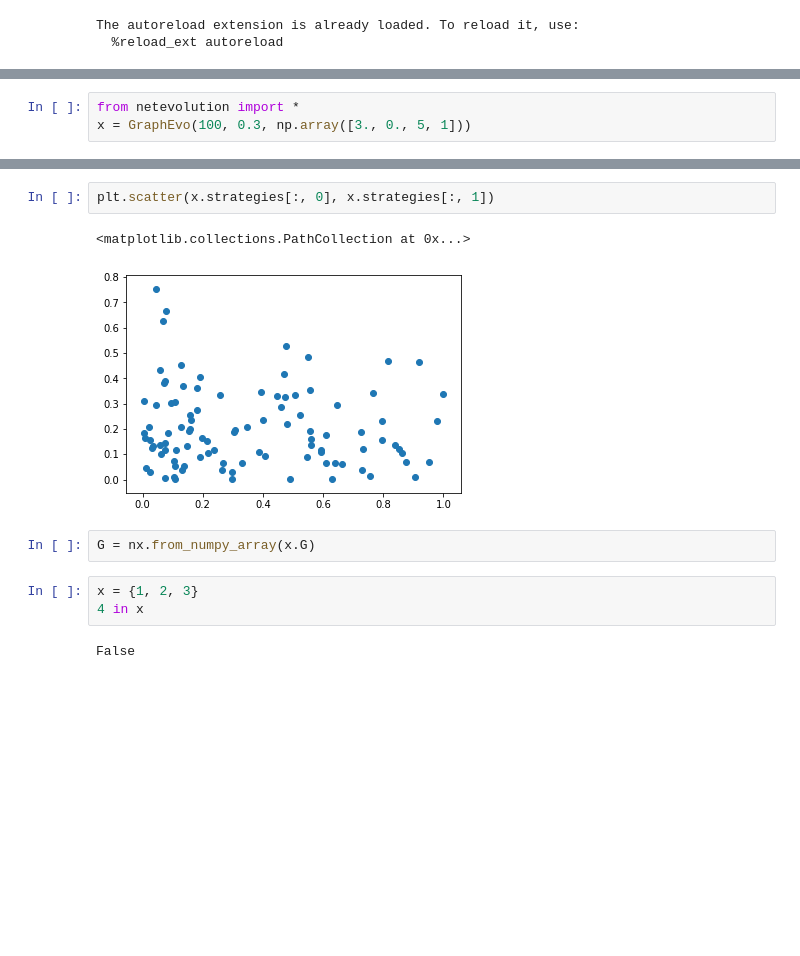
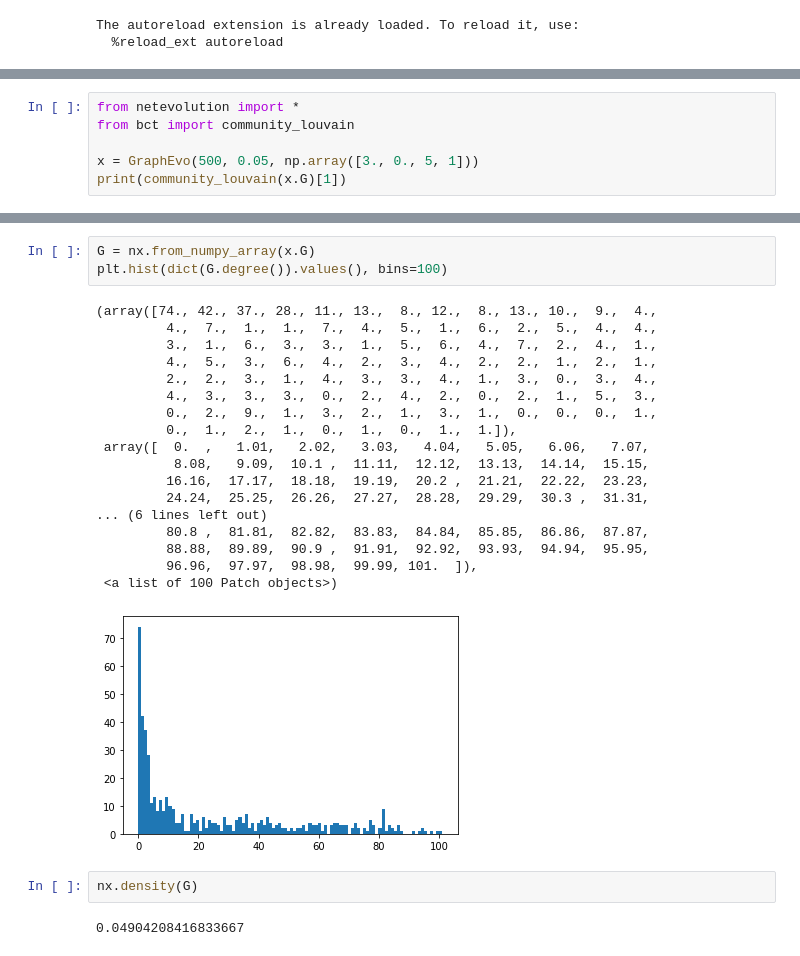
Before and after one commit to nhchristianson/graph_evolution, a Jupyter notebook: Project initial testing.ipynb, the cells around one changed output, grey strips where cells are left out. Saved outputs shown, nothing was run; the diff lists cells and outputs as text; blank space fills up the shorter version.

```diff
--- a/Project initial testing.ipynb
+++ b/Project initial testing.ipynb
@@ -74,3 +13,6 @@ plt.show()
 # %%
 from netevolution import *
-x = GraphEvo(100, 0.3, np.array([3., 0., 5, 1]))
+from bct import community_louvain
+
+x = GraphEvo(500, 0.05, np.array([3., 0., 5, 1]))
+print(community_louvain(x.G)[1])
@@ -83,12 +26,26 @@ ValueError: empty range for randrange()
-# %%
-plt.scatter(x.strategies[:, 0], x.strategies[:, 1])
-# %% [output]
-<matplotlib.collections.PathCollection at 0x...>
-[figure, removed]
 # %%
 G = nx.from_numpy_array(x.G)
+plt.hist(dict(G.degree()).values(), bins=100)
+# %% [output]
+(array([74., 42., 37., 28., 11., 13.,  8., 12.,  8., 13., 10.,  9.,  4.,
+         4.,  7.,  1.,  1.,  7.,  4.,  5.,  1.,  6.,  2.,  5.,  4.,  4.,
+         3.,  1.,  6.,  3.,  3.,  1.,  5.,  6.,  4.,  7.,  2.,  4.,  1.,
+         4.,  5.,  3.,  6.,  4.,  2.,  3.,  4.,  2.,  2.,  1.,  2.,  1.,
+         2.,  2.,  3.,  1.,  4.,  3.,  3.,  4.,  1.,  3.,  0.,  3.,  4.,
+         4.,  3.,  3.,  3.,  0.,  2.,  4.,  2.,  0.,  2.,  1.,  5.,  3.,
+         0.,  2.,  9.,  1.,  3.,  2.,  1.,  3.,  1.,  0.,  0.,  0.,  1.,
+         0.,  1.,  2.,  1.,  0.,  1.,  0.,  1.,  1.]),
+ array([  0.  ,   1.01,   2.02,   3.03,   4.04,   5.05,   6.06,   7.07,
+          8.08,   9.09,  10.1 ,  11.11,  12.12,  13.13,  14.14,  15.15,
+         16.16,  17.17,  18.18,  19.19,  20.2 ,  21.21,  22.22,  23.23,
+         24.24,  25.25,  26.26,  27.27,  28.28,  29.29,  30.3 ,  31.31,
+... (6 lines left out)
+         80.8 ,  81.81,  82.82,  83.83,  84.84,  85.85,  86.86,  87.87,
+         88.88,  89.89,  90.9 ,  91.91,  92.92,  93.93,  94.94,  95.95,
+         96.96,  97.97,  98.98,  99.99, 101.  ]),
+ <a list of 100 Patch objects>)
+[figure, added]
-# %%
-x = {1, 2, 3}
-4 in x
-# %% [output]
-False
+# %%
+nx.density(G)
+# %% [output]
+0.04904208416833667
```
Also changed, not shown: parts of 12 cells of this notebook, 1 other file.
